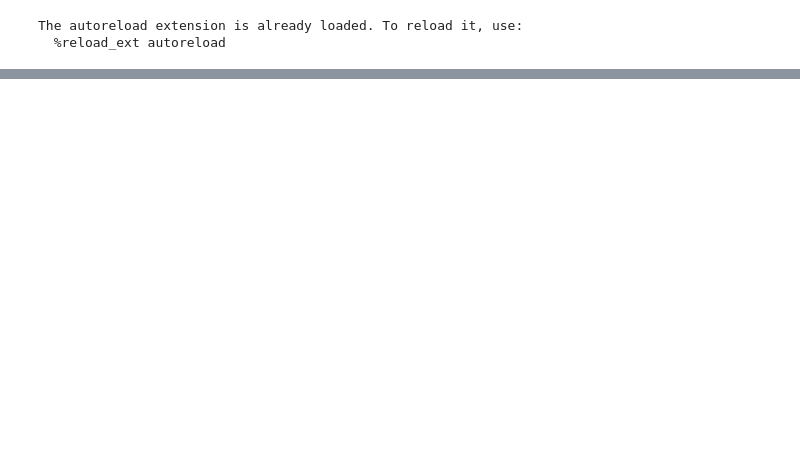
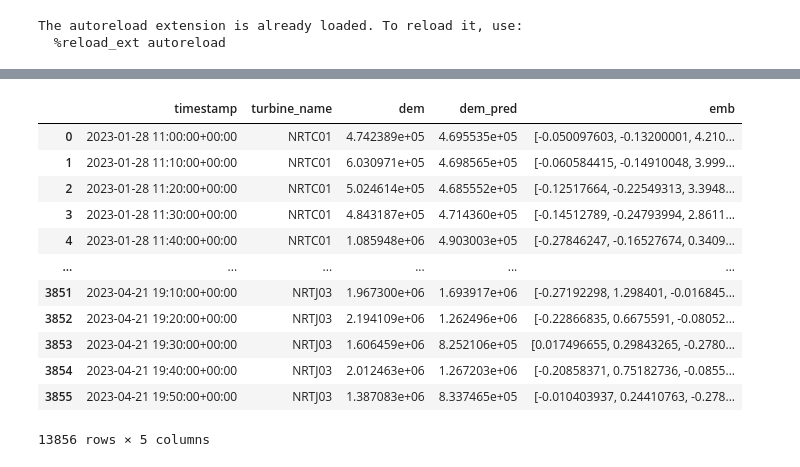
Before and after one commit to YacineBelHadj/damage_prediction_AE, a Jupyter notebook: src/model/autoencoder_wf.ipynb, the cells around one changed output, grey strips where cells are left out. Saved outputs shown, nothing was run; the diff lists cells and outputs as text; code cells hidden in the pictures; blank space fills up the shorter version.

```diff
--- a/src/model/autoencoder_wf.ipynb
+++ b/src/model/autoencoder_wf.ipynb
@@ -234,7 +264,7 @@ The autoreload extension is already loaded. To reload it, use:
   %reload_ext autoreload
 # %%
 from src.model.backcone import SimpleMLP
-regressor = SimpleMLP(input_dim=16,hidden_dim=[8,4,2,1])
+regressor = SimpleMLP(input_dim=16,hidden_dim=[32,32,16,8,1],min_val=min_y, max_val=max_y)
 encoder = model_ae.model.encoder
 encoder.eval()
 model_all = AutoEncoderRegressor(encoder=encoder, regressor=regressor, lr=5e-3)
@@ -248,7 +278,7 @@ checkpoint_callback = ModelCheckpoint(
     save_top_k=1,
     filename='AE-Regressor-{epoch:02d}-{val_loss:.2f}'
 )
-trainer = pl.Trainer(max_epochs=1000, logger=mlflow_logger, callbacks=[checkpoint_callback])
+trainer = pl.Trainer(max_epochs=200, logger=mlflow_logger, callbacks=[checkpoint_callback])
 
 trainer.fit(model_all, data_loader_dem)
 # %% [output]
@@ -296,0 +344,16 @@ data_loader_dem = dm.PSDDataModule(
+# %%
+pd.concat(dfs)
+# %% [output]
+|  | timestamp | turbine_name | dem | dem_pred | emb |
+| 0 | 2023-01-28 11:00:00+00:00 | NRTC01 | 4.742389e+05 | 4.695535e+05 | [-0.050097603, -0.13200001, 4.210... |
+| 1 | 2023-01-28 11:10:00+00:00 | NRTC01 | 6.030971e+05 | 4.698565e+05 | [-0.060584415, -0.14910048, 3.999... |
+| 2 | 2023-01-28 11:20:00+00:00 | NRTC01 | 5.024614e+05 | 4.685552e+05 | [-0.12517664, -0.22549313, 3.3948... |
+| 3 | 2023-01-28 11:30:00+00:00 | NRTC01 | 4.843187e+05 | 4.714360e+05 | [-0.14512789, -0.24793994, 2.8611... |
+| 4 | 2023-01-28 11:40:00+00:00 | NRTC01 | 1.085948e+06 | 4.903003e+05 | [-0.27846247, -0.16527674, 0.3409... |
+| ... | ... | ... | ... | ... | ... |
+| 3851 | 2023-04-21 19:10:00+00:00 | NRTJ03 | 1.967300e+06 | 1.693917e+06 | [-0.27192298, 1.298401, -0.016845... |
+| 3852 | 2023-04-21 19:20:00+00:00 | NRTJ03 | 2.194109e+06 | 1.262496e+06 | [-0.22866835, 0.6675591, -0.08052... |
+| 3853 | 2023-04-21 19:30:00+00:00 | NRTJ03 | 1.606459e+06 | 8.252106e+05 | [0.017496655, 0.29843265, -0.2780... |
+| 3854 | 2023-04-21 19:40:00+00:00 | NRTJ03 | 2.012463e+06 | 1.267203e+06 | [-0.20858371, 0.75182736, -0.0855... |
+| 3855 | 2023-04-21 19:50:00+00:00 | NRTJ03 | 1.387083e+06 | 8.337465e+05 | [-0.010403937, 0.24410763, -0.278... |
+13856 rows × 5 columns
```
Also changed, not shown: parts of 21 cells of this notebook, 2 other files.
